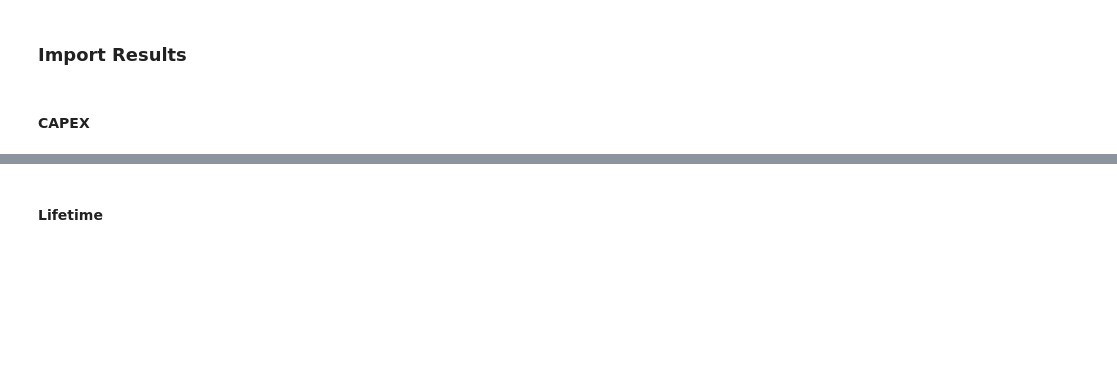
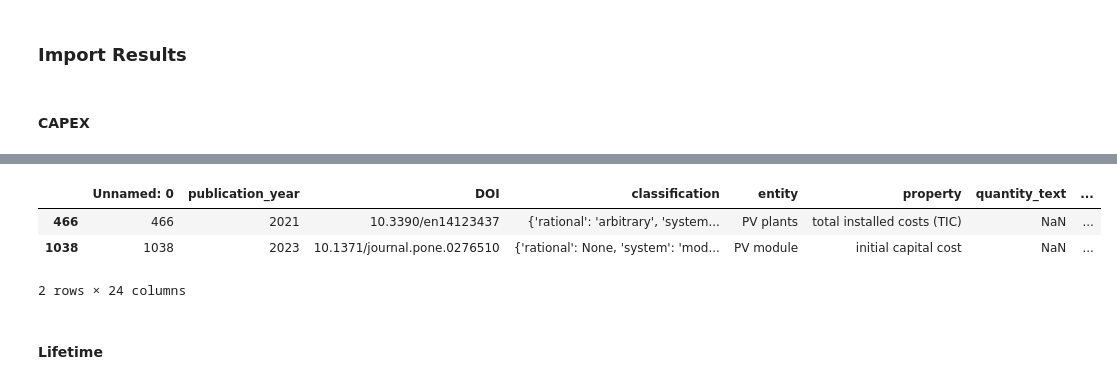
Before and after one commit to FZJ-IEK3-VSA/quinex-energy-system-studies, a Jupyter notebook: notebooks/Step5_TemporalVisualisation.ipynb, the cells around one changed output, grey strips where cells are left out. Cells and saved outputs as stored; diff of their text form; code cells hidden in the pictures; blank space fills up the shorter version.

```diff
--- a/notebooks/Step5_TemporalVisualisation.ipynb
+++ b/notebooks/Step5_TemporalVisualisation.ipynb
@@ -8,10 +8,25 @@ sys.path.append(os.path.abspath('..'))
 from quinex_application.visualisation.quinex_visualisation import QuinexVisualisation
 # %%
 visualisation = QuinexVisualisation()
+# %%
+import ast
+
+def contains_irena(ref, term="IRENA"):
+    if isinstance(ref, str):
+        try:
+            ref = ast.literal_eval(ref)
+        except Exception:
+            return False
+    if isinstance(ref, list):
+        return any(
+            "IRENA" in (d.get("title", "") or "") or "IRENA" in (d.get("venue", "") or "")
+            for d in ref
+        )
+    return False
 # %% [markdown]
 ### **Import Results**
 # %% [markdown]
 #### **CAPEX**
 # %%
-cost_capex = pd.read_excel("../data/visualisation_files/unit_converted/df_technologies_capex_test.xlsx")
-# cost_capex = cost_capex[cost_capex["entity_base_mapping"].isin(['PV', 'Wind', 'Electrolyzer'])]
+cost_capex = pd.read_excel("../data/visualisation_files/unit_converted/df_technologies_capex_new.xlsx")
+cost_capex["entity_mapping"].value_counts().head(20)
@@ -17,0 +53,7 @@ cost_capex = pd.read_excel("../data/visualisation_files/unit_converted/df_techno
+# %%
+cost_capex[cost_capex["references"].apply(contains_irena)]
+# %% [output]
+|  | Unnamed: 0 | publication_year | DOI | classification | entity | property | quantity_text | ... |
+| 466 | 466 | 2021 | 10.3390/en14123437 | {'rational': 'arbitrary', 'system... | PV plants | total installed costs (TIC) | NaN | ... |
+| 1038 | 1038 | 2023 | 10.1371/journal.pone.0276510 | {'rational': None, 'system': 'mod... | PV module | initial capital cost | NaN | ... |
+2 rows × 24 columns
```
Also changed, not shown: parts of 15 cells of this notebook, 6 other files.
